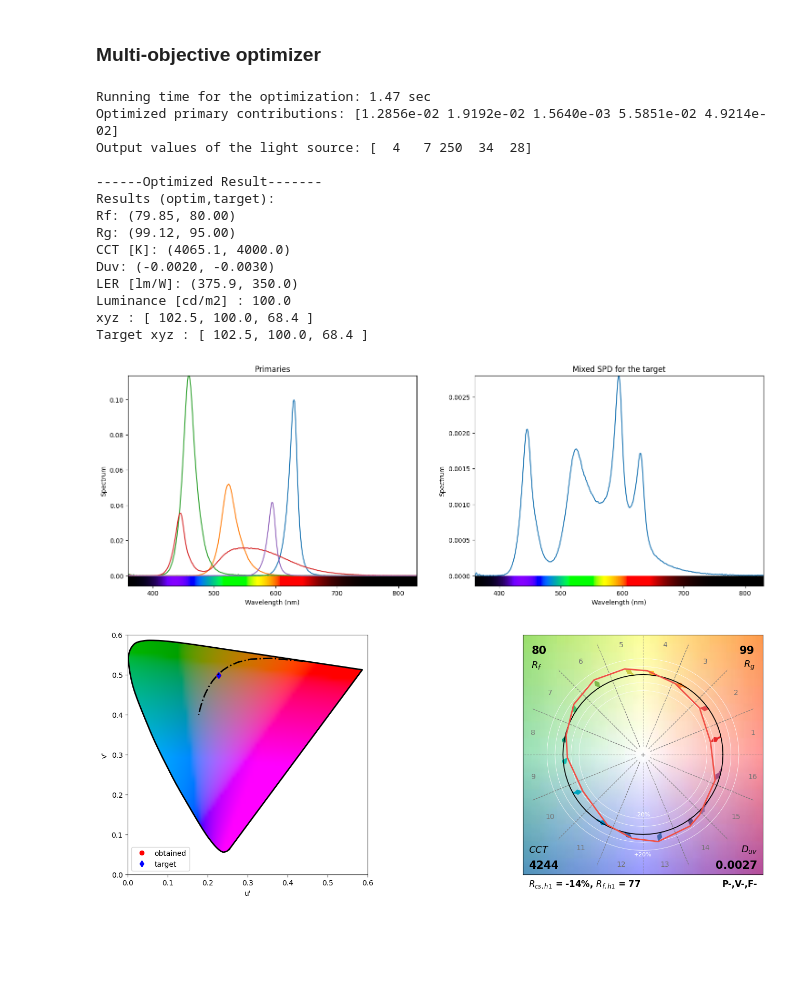
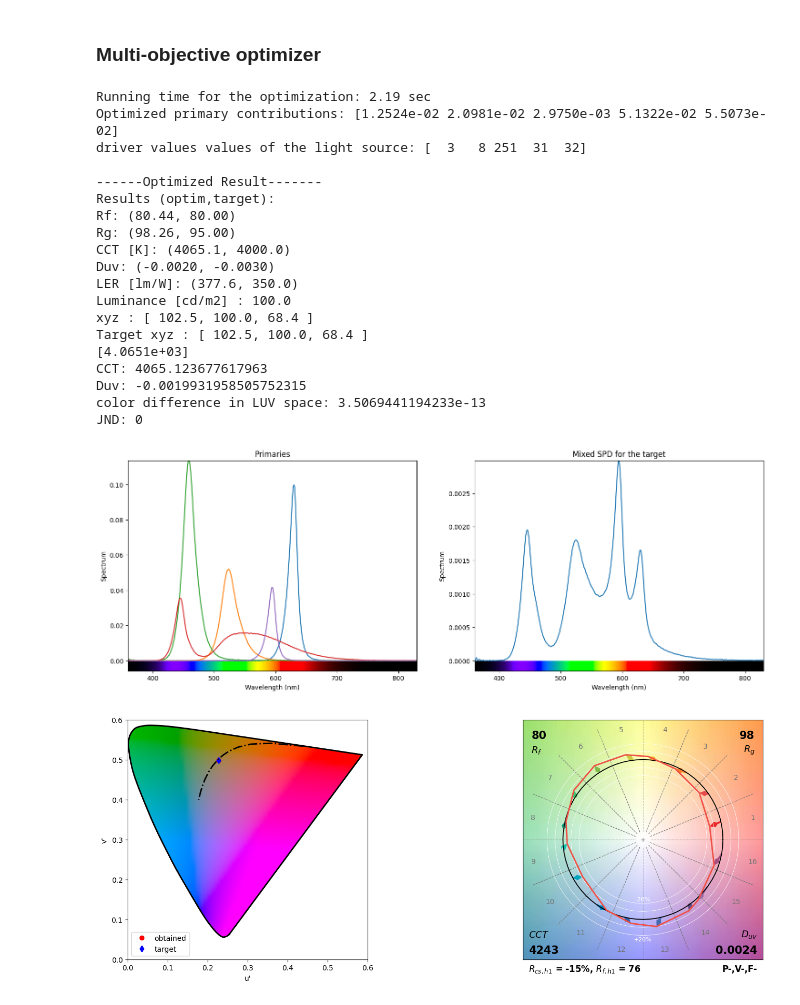
Before and after one commit to Amrit2608/Color_Science_Project, a Jupyter notebook: main.ipynb, the cells around one changed output. Cells and saved outputs as stored; diff of their text form; code cells hidden in the pictures; blank space fills up the shorter version.

```diff
--- a/main.ipynb
+++ b/main.ipynb
@@ -310,7 +365,7 @@ Target xyz : [ 500.0, 500.0, 500.0 ]
 # %% [markdown]
 ### 5 channels mixing
 # %%
-xyz_t = np.array([[100, 200, 300]])*2
+xyz_t = np.array([[100, 100, 100]])*1
 channels_idx = [0, 1, 2, 3, 4]
-color_mixing(xyz_t,  channels_idx)
+spd5 = color_mixing(xyz_t,  channels_idx)
 # %% [output]
@@ -336,12 +397,16 @@ def spectralOptimization(channels_idx, target=None, tar_type='xyz', Rf_Rg=None,
         print('Specify correct method.', methods)
         return
 
+
+    tar_types = ["xyz_t, Yxy_t, cct_t"]
     if tar_type == 'xyz':
-        xyz_t = target
+        xyz_t = target # for the evaluation process
     elif tar_type =='Yxy':
-        xyz_t = lx.Yxy_to_xyz(target)
+
+        xyz_t = lx.Yxy_to_xyz(target) # for the evaluation process
     elif tar_type == 'cct':
-        xyz_t = lx.cct_to_xyz(target)
+
+        xyz_t = lx.cct_to_xyz(target) # for the evaluation process
     else:
         print('Specify correct target type.', tar_types)
         return
@@ -366,7 +431,7 @@ def spectralOptimization(channels_idx, target=None, tar_type='xyz', Rf_Rg=None,
 
 
     spd_p = getPrimarySPD(channels_idx=channels_idx)
-    so4 = spb.SpectralOptimizer(target = target,
+    so = spb.SpectralOptimizer(target = target,
                                 tar_type = tar_type,
                                 wlr = [360,830,1],
                                 cieobs = cieobs,
@@ -382,31 +447,31 @@ def spectralOptimization(channels_idx, target=None, tar_type='xyz', Rf_Rg=None,
 
     # start optimization:
     start_time = time.time()
-    S, M = so4.start(out='spds,Ms')
+    S, M = so.start(out='spds,Ms')
     print('Running time for the optimization: {:.2f} sec'.format(time.time()-start_time))
 
-    output = getDriverValues(channels_idx, M)
+    driver_values = getDriverValues(channels_idx, M)
     print('Optimized primary contributions:', M[0])
-    print('Output values of the light source:', output)
+    print('driver values values of the light source:', driver_values)
 
     def _result(spd):
         xyz = lx.spd_to_xyz(spd, relative=False, cieobs=cieobs)
         Yxy = lx.xyz_to_Yxy(xyz)
         cct, duv = lx.xyz_to_cct(xyz, cieobs=cieobs, out='cct,duv')
         Rf, Rg = spd_to_cris(spd)
-        _LER = spd_to_LER(spd)
+        res_LER = spd_to_LER(spd)
 
-        _cct, _duv = lx.colortf(spd, tf = 'spd>cct',
-                         bwtf = {'cieobs':cieobs},
-                         fwtf = {'cieobs':cieobs, 'out':'cct,duv'}) # note that this is the same as a call to spd_to_xyz followed by a coll to xyz_to_cct
+        # _cct, _duv = lx.colortf(spd, tf = 'spd>cct',
+        #                  bwtf = {'cieobs':cieobs},
+        #                  fwtf = {'cieobs':cieobs, 'out':'cct,duv'}) # note that this is the same as a call to spd_to_xyz followed by a coll to xyz_to_cct
 
         print('Results (optim,target):')
         print("Rf: ({:1.2f}, {:1.2f})".format(Rf[0], np.nan if Rf_Rg is None else Rf_Rg[0]))
         print("Rg: ({:1.2f}, {:1.2f})".format(Rg[0], np.nan if Rf_Rg is None else Rf_Rg[1]))
-        print("CCT [K]: ({:1.1f}, {:1.1f})".format(cct[0, 0], np.nan if tar_type != 'cct' else target[0][0]))
-        print("Duv: ({:1.4f}, {:1.4f})".format(duv[0, 0], np.nan if tar_type != 'cct' else target[0][-1]))
+        print("CCT [K]: ({:1.1f}, {:1.1f})".format(cct[0][0], np.nan if tar_type != 'cct' else target[0][0]))
+        print("Duv: ({:1.4f}, {:1.4f})".format(duv[0][0], np.nan if tar_type != 'cct' else target[0][-1]))
 
-        print("LER [lm/W]: ({:1.1f}, {:1.1f})".format(_LER[0,0], np.nan if LER is None else LER))
+        print("LER [lm/W]: ({:1.1f}, {:1.1f})".format(res_LER[0][0], np.nan if LER is None else LER))
 
     print('\n------Optimized Result-------')
     _result(S)
@@ -415,46 +480,52 @@ def spectralOptimization(channels_idx, target=None, tar_type='xyz', Rf_Rg=None,
 
     if dmx is not None:
         print('\n------Measured Result-------')
-        spd_measured = measureSPD(channels_idx, output)
+        spd_measured = measureSPD(channels_idx, driver_values)
         _result(spd_measured)
         showMixedSPD(spd_p, spd_measured)
         evaluate(spd_measured, xyz_t)
 # %%
 # %pip show luxpy
 xyz_t = np.array([[100, 200, 270]])
+Yxy_t = np.array([[100,1/3,1/3]])
 cct_t = np.array([[4000, -0.003]])
 channels_idx = [0, 1, 2, 3, 4]
 
 # spectralOptimization(channels_idx, xyz_t=xyz_t, Rf_Rg=(80, 95))
 
 # spectralOptimization(channels_idx, target=xyz_t, tar_type='xyz',  LER=350, method='particleswarm')
 
-spectralOptimization(channels_idx, target=cct_t, tar_type='cct', Rf_Rg=(80, 95), LER=350, method='particleswarm')
+spectralOptimization(channels_idx, target=xyz_t, tar_type='xyz', LER=350, method='particleswarm')
 
 
 # spectralOptimization(channels_idx, xyz_t=None,
 #                      Rf_Rg=(80, 95),  CCT_Duv=(6000, 0.05), LER=300, method='particleswarm')
 
 # spectralOptimization(channels_idx, xyz_t=xyz_t,
 #                      Rf_Rg=(80, 95), LER=200, method='particleswarm')
 
 # spectralOptimization(channels_idx, xyz_t=xyz_t, LER = 400, method='particleswarm')
 # %% [output]
-Running time for the optimization: 1.47 sec
-Optimized primary contributions: [1.2856e-02 1.9192e-02 1.5640e-03 5.5851e-02 4.9214e-02]
-Output values of the light source: [  4   7 250  34  28]
+Running time for the optimization: 2.19 sec
+Optimized primary contributions: [1.2524e-02 2.0981e-02 2.9750e-03 5.1322e-02 5.5073e-02]
+driver values values of the light source: [  3   8 251  31  32]
 
 ------Optimized Result-------
 Results (optim,target):
-Rf: (79.85, 80.00)
-Rg: (99.12, 95.00)
+Rf: (80.44, 80.00)
+Rg: (98.26, 95.00)
 CCT [K]: (4065.1, 4000.0)
 Duv: (-0.0020, -0.0030)
-LER [lm/W]: (375.9, 350.0)
+LER [lm/W]: (377.6, 350.0)
 Luminance [cd/m2] : 100.0
 xyz : [ 102.5, 100.0, 68.4 ]
 Target xyz : [ 102.5, 100.0, 68.4 ]
+[4.0651e+03]
+CCT: 4065.123677617963
+Duv: -0.0019931958505752315
+color difference in LUV space: 3.5069441194233e-13
+JND: 0
-[figure, old version]
+[figure, new version]
 [figure]
 # %%
 if dmx is not None:
```
Also changed, not shown: parts of 7 cells of this notebook, 15 other files.
